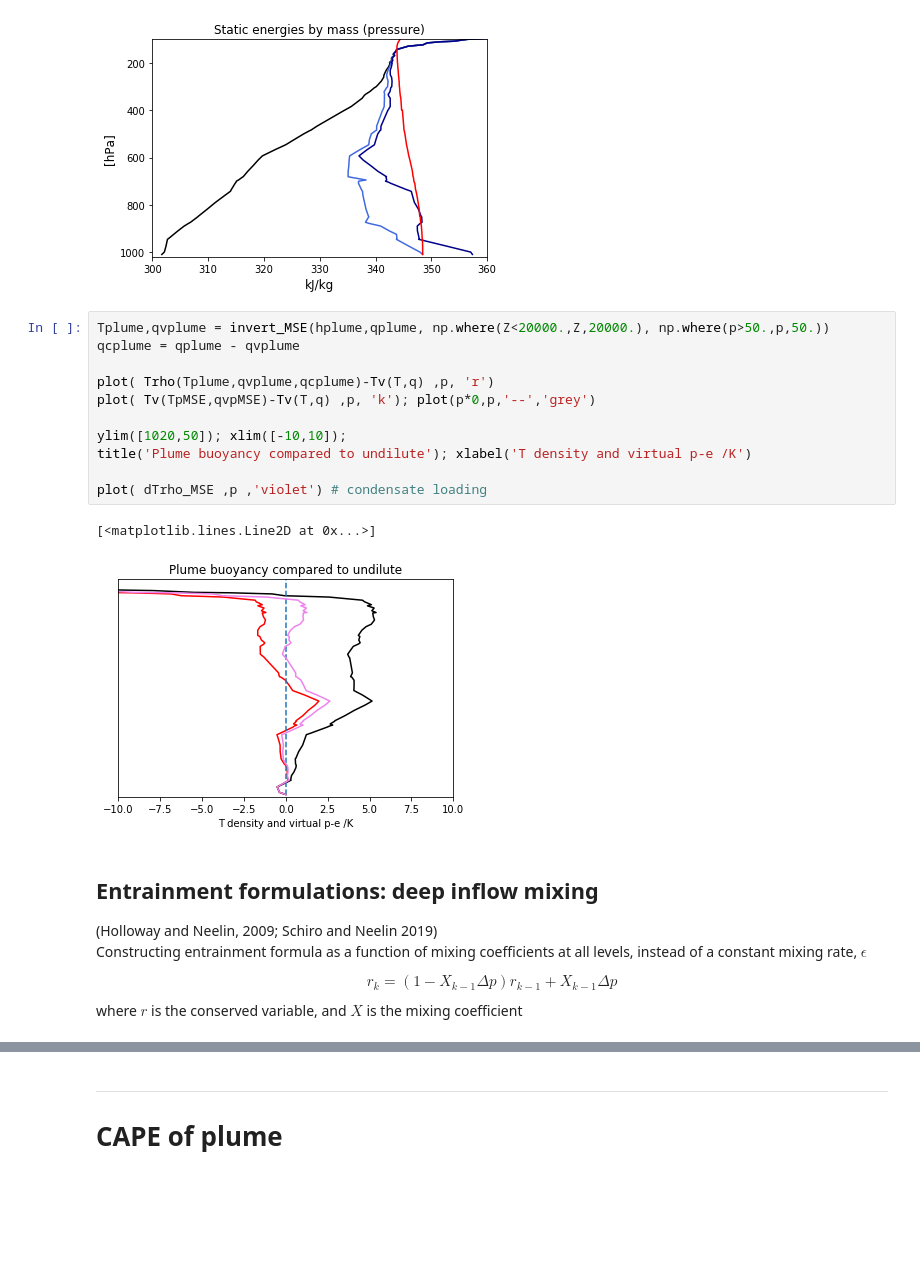
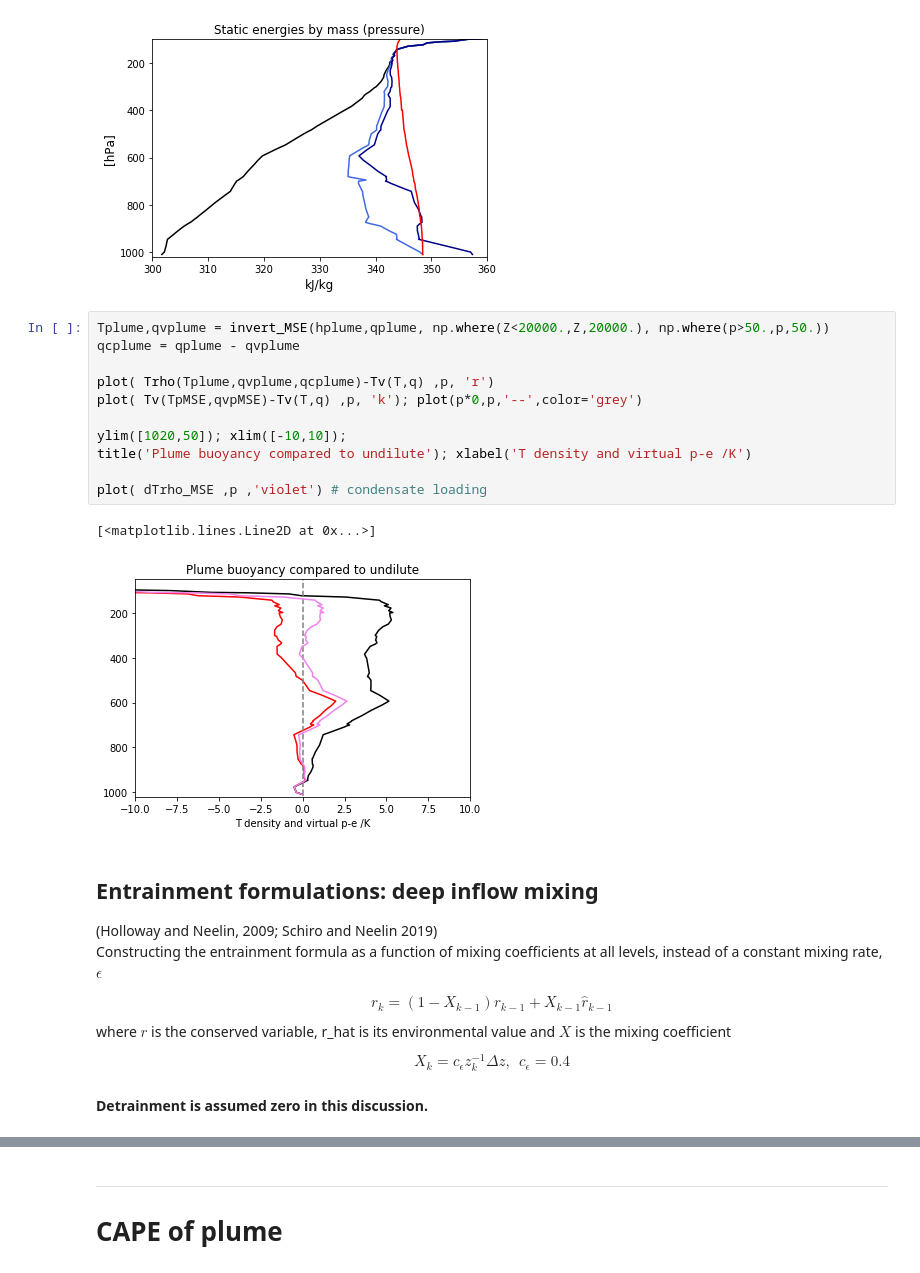
Before and after one commit to weiming9115/ATM663_convection_meso, a Jupyter notebook: Resources/Notebooks/Real_Parcel_Buoyancy_weiming.ipynb, the cells around one changed output, grey strips where cells are left out. Cells and saved outputs as stored; diff of their text form; blank space fills up the shorter version.

```diff
--- a/Resources/Notebooks/Real_Parcel_Buoyancy_weiming.ipynb
+++ b/Resources/Notebooks/Real_Parcel_Buoyancy_weiming.ipynb
@@ -472,23 +478,30 @@ plot(hplume/1000, p, 'r') # entrained plume
 # %%
 Tplume,qvplume = invert_MSE(hplume,qplume, np.where(Z<20000.,Z,20000.), np.where(p>50.,p,50.))
 qcplume = qplume - qvplume
 
 plot( Trho(Tplume,qvplume,qcplume)-Tv(T,q) ,p, 'r')
-plot( Tv(TpMSE,qvpMSE)-Tv(T,q) ,p, 'k'); plot(p*0,p,'--','grey')
+plot( Tv(TpMSE,qvpMSE)-Tv(T,q) ,p, 'k'); plot(p*0,p,'--',color='grey')
 
 ylim([1020,50]); xlim([-10,10]);
 title('Plume buoyancy compared to undilute'); xlabel('T density and virtual p-e /K')
 
 plot( dTrho_MSE ,p ,'violet') # condensate loading
 # %% [output]
 [<matplotlib.lines.Line2D at 0x...>]
-[figure, old version]
+[figure, new version]
 # %% [markdown]
 ## Entrainment formulations: deep inflow mixing
 (Holloway and Neelin, 2009; Schiro and Neelin 2019) <br>
-Constructing entrainment formula as a function of mixing coefficients at all levels, instead of a constant mixing rate, $\epsilon$
+Constructing the entrainment formula as a function of mixing coefficients at all levels, instead of a constant mixing rate, $\epsilon$
 
 \begin{equation*}
-r_k = (1 - X_{k-1}\Delta p)r_{k-1} + X_{k-1}\Delta p
+r_k = (1 - X_{k-1})r_{k-1} + X_{k-1}\hat{r}_{k-1}
 \end{equation*}
-where $r$ is the conserved variable, and $X$ is the mixing coefficient
+where $r$ is the conserved variable, r_hat is its environmental value and $X$ is the mixing coefficient<br>
+
+\begin{equation*}
+X_k = c_\epsilon z_k^{-1}\Delta z , \     \
+c_\epsilon = 0.4
+\end{equation*}
+
+#### Detrainment is assumed zero in this discussion.
```
Also changed, not shown: parts of 15 cells of this notebook.
